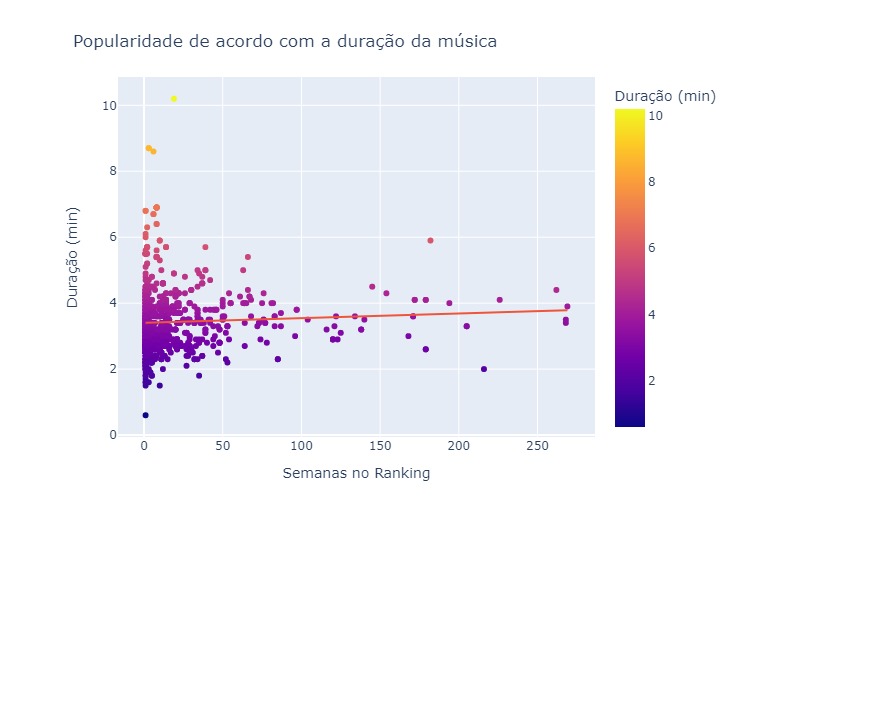
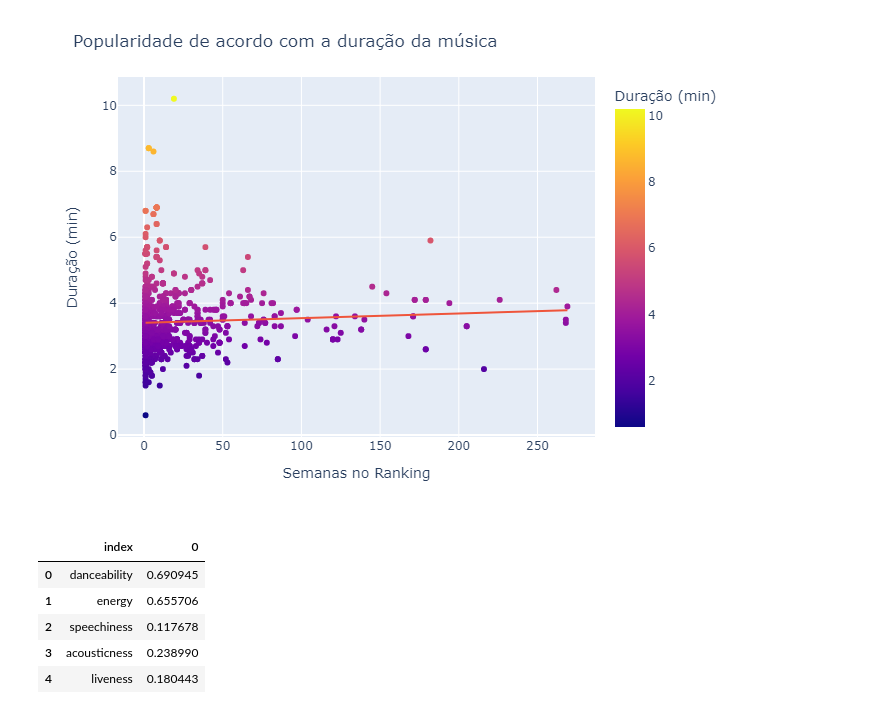
Before and after one commit to Tomoharuu/SpotifyTopSongsTest, a Jupyter notebook: Spotify_Songs_Analytics_Github_Version.ipynb, the cells around one changed output. Drawn from its saved outputs; the diff is of its cells as text; code cells hidden in the pictures; blank space fills up the shorter version.

```diff
--- a/Spotify_Songs_Analytics_Github_Version.ipynb
+++ b/Spotify_Songs_Analytics_Github_Version.ipynb
@@ -140,3 +140,13 @@ grafico4.update_layout(title_text='Popularidade de acordo com a duração da mú
 grafico4.show("png")
 # %% [output]
 [figure]
+# %%
+media_teste = df2[['danceability', 'energy', 'speechiness', 'acousticness', 'liveness']].mean(). reset_index()
+media_teste
+# %% [output]
+|  | index | 0 |
+| 0 | danceability | 0.690945 |
+| 1 | energy | 0.655706 |
+| 2 | speechiness | 0.117678 |
+| 3 | acousticness | 0.238990 |
+| 4 | liveness | 0.180443 |
```
Also changed, not shown: parts of 1 cell of this notebook.
